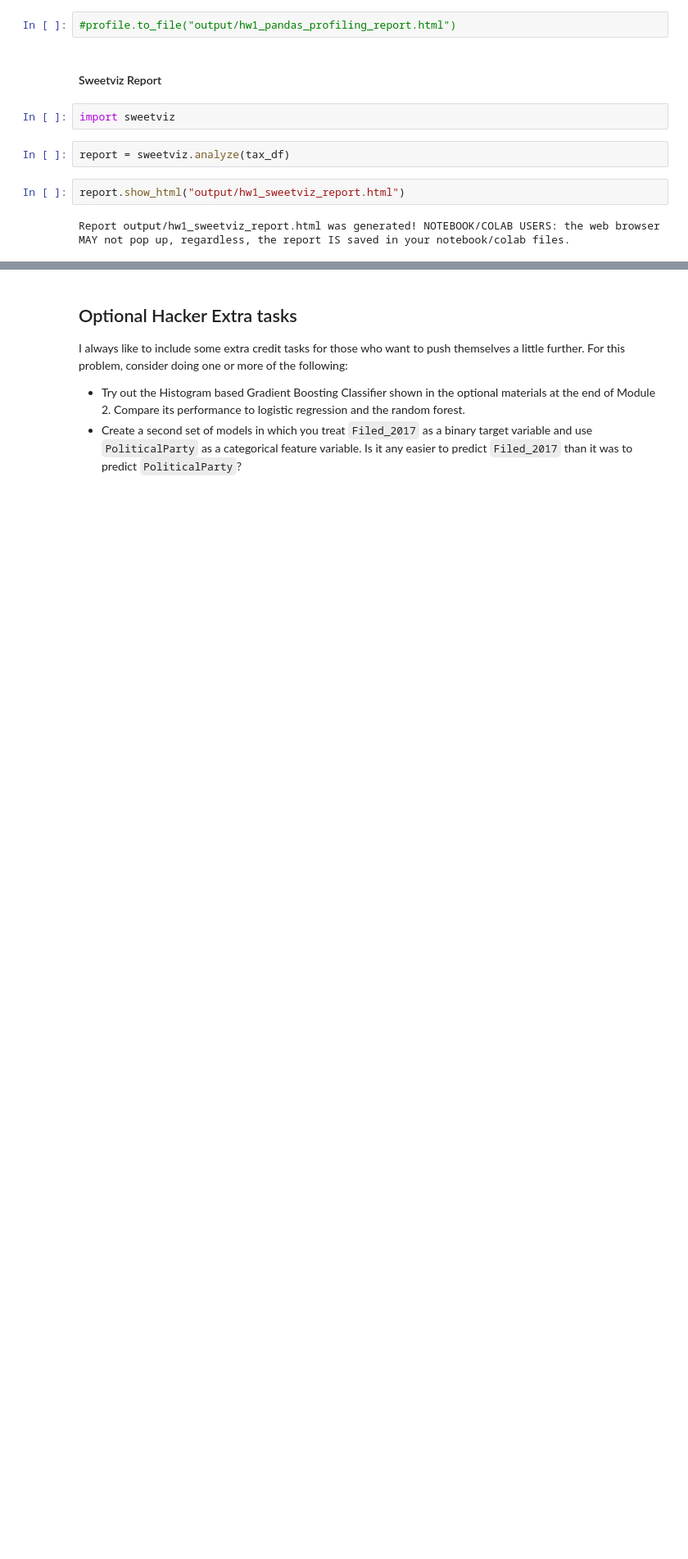
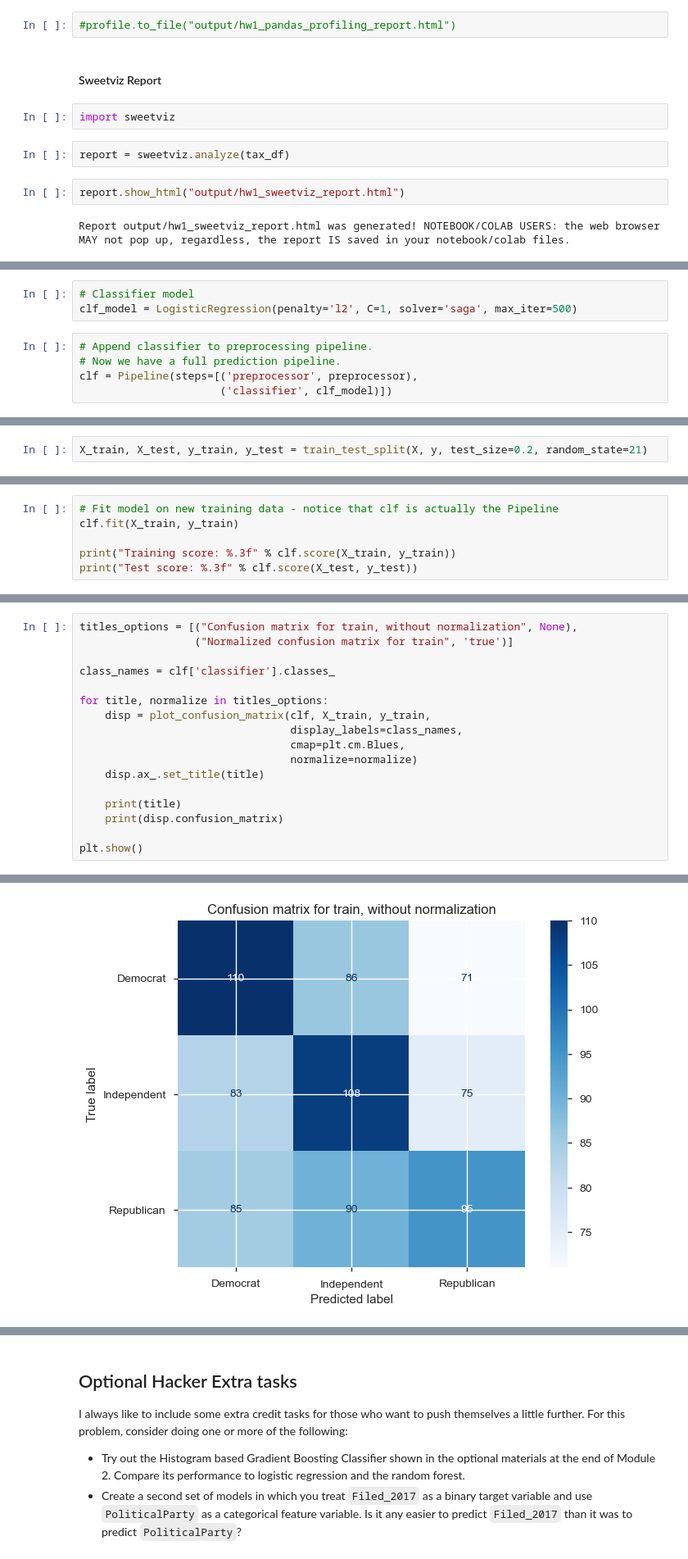
Before and after one commit to slbrooks/politicialpartyhw1, a Jupyter notebook: aap_hw1_s21_sklearn.ipynb, the cells around one changed output, grey strips where cells are left out. Shown: that part at 82% size. Drawn from its saved outputs; the diff is of its cells as text; blank space fills up the shorter version.

Commit message:
Update aap_hw1_s21_sklearn.ipynb
logistic regression random forest and confusion matrix updated

```diff
--- a/aap_hw1_s21_sklearn.ipynb
+++ b/aap_hw1_s21_sklearn.ipynb
@@ -181,0 +263,8 @@ from sklearn.model_selection import train_test_split
+# %%
+# Classifier model
+clf_model = LogisticRegression(penalty='l2', C=1, solver='saga', max_iter=500)
+# %%
+# Append classifier to preprocessing pipeline.
+# Now we have a full prediction pipeline.
+clf = Pipeline(steps=[('preprocessor', preprocessor),
+                      ('classifier', clf_model)])
@@ -187,0 +292,2 @@ y = tax_df.iloc[:, 9]
+# %%
+X_train, X_test, y_train, y_test = train_test_split(X, y, test_size=0.2, random_state=21)
@@ -187,0 +296,6 @@ y = tax_df.iloc[:, 9]
+# %%
+# Fit model on new training data - notice that clf is actually the Pipeline
+clf.fit(X_train, y_train)
+
+print("Training score: %.3f" % clf.score(X_train, y_train))
+print("Test score: %.3f" % clf.score(X_test, y_test))
@@ -187,0 +305,18 @@ y = tax_df.iloc[:, 9]
+# %%
+titles_options = [("Confusion matrix for train, without normalization", None),
+                  ("Normalized confusion matrix for train", 'true')]
+
+class_names = clf['classifier'].classes_
+
+for title, normalize in titles_options:
+    disp = plot_confusion_matrix(clf, X_train, y_train,
+                                 display_labels=class_names,
+                                 cmap=plt.cm.Blues,
+                                 normalize=normalize)
+    disp.ax_.set_title(title)
+
+    print(title)
+    print(disp.confusion_matrix)
+
+plt.show()
+# %% [output]
@@ -187,0 +331 @@ y = tax_df.iloc[:, 9]
+[figure, added]
```
Also changed, not shown: parts of 29 cells of this notebook.
